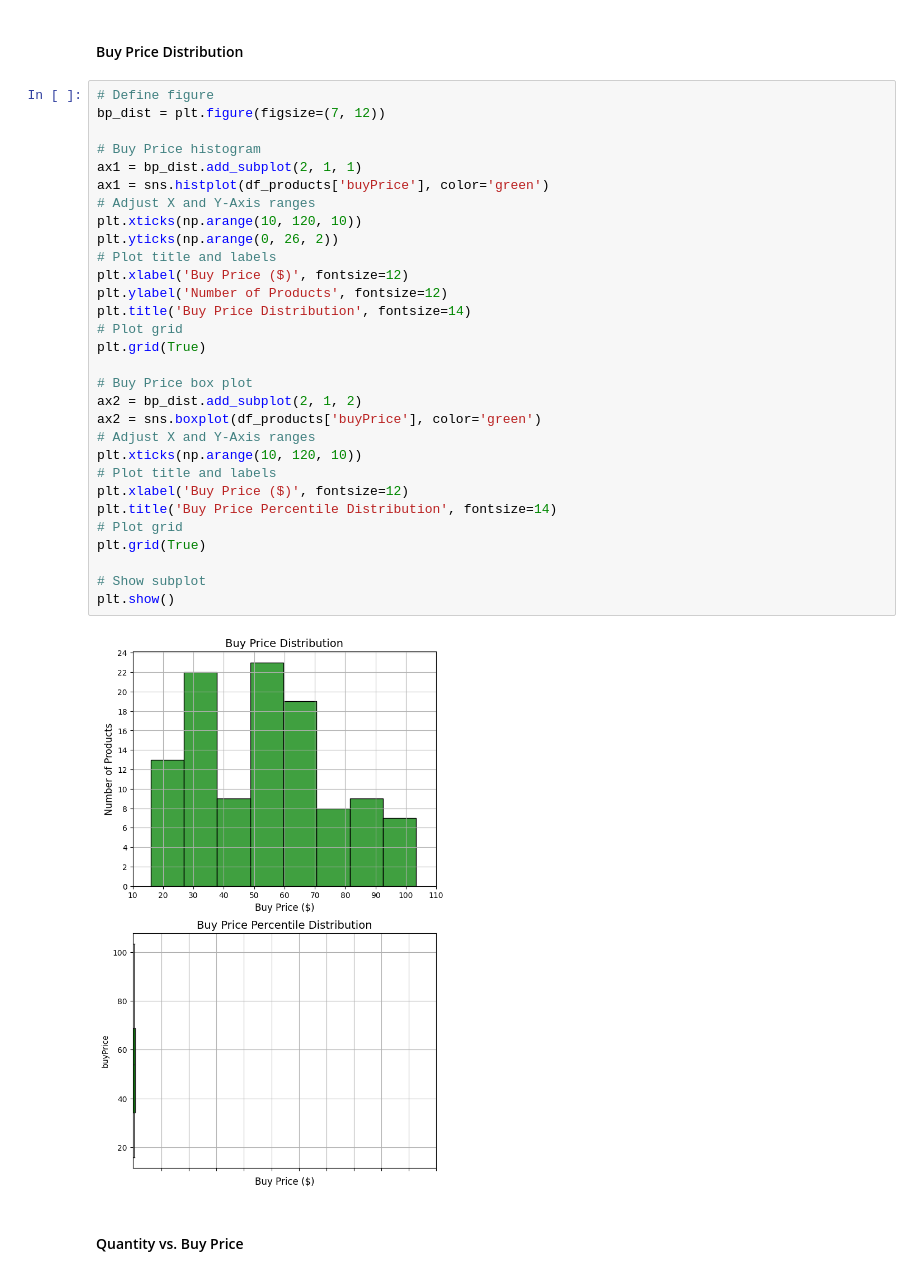
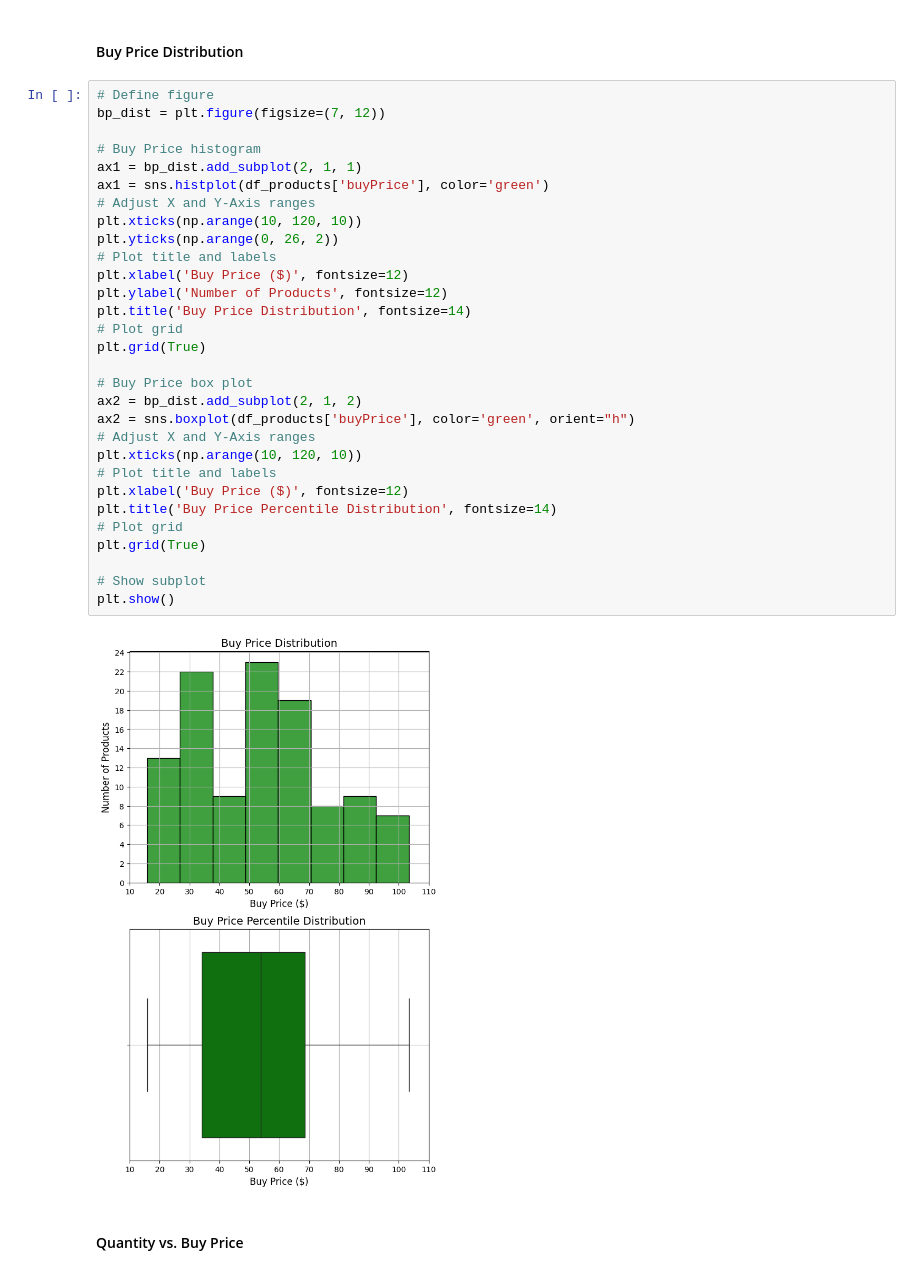
Before and after one commit to MarkLee7925/Customer-Database-Analysis, a Jupyter notebook: KMeans/CM_Products_KMeans.ipynb, the cells around one changed output. Drawn from its saved outputs; the diff is of its cells as text.

```diff
--- a/KMeans/CM_Products_KMeans.ipynb
+++ b/KMeans/CM_Products_KMeans.ipynb
@@ -410,35 +410,35 @@ plt.show()
 # %%
 # Define figure
 bp_dist = plt.figure(figsize=(7, 12))
 
 # Buy Price histogram
 ax1 = bp_dist.add_subplot(2, 1, 1)
 ax1 = sns.histplot(df_products['buyPrice'], color='green')
 # Adjust X and Y-Axis ranges
 plt.xticks(np.arange(10, 120, 10))
 plt.yticks(np.arange(0, 26, 2))
 # Plot title and labels
 plt.xlabel('Buy Price ($)', fontsize=12)
 plt.ylabel('Number of Products', fontsize=12)
 plt.title('Buy Price Distribution', fontsize=14)
 # Plot grid
 plt.grid(True)
 
 # Buy Price box plot
 ax2 = bp_dist.add_subplot(2, 1, 2)
-ax2 = sns.boxplot(df_products['buyPrice'], color='green')
+ax2 = sns.boxplot(df_products['buyPrice'], color='green', orient="h")
 # Adjust X and Y-Axis ranges
 plt.xticks(np.arange(10, 120, 10))
 # Plot title and labels
 plt.xlabel('Buy Price ($)', fontsize=12)
 plt.title('Buy Price Percentile Distribution', fontsize=14)
 # Plot grid
 plt.grid(True)
 
 # Show subplot
 plt.show()
 # %% [output]
-[figure, old version]
+[figure, new version]
 # %% [markdown]
 #### Quantity vs. Buy Price
 # %%
```
Also changed, not shown: parts of 9 cells of this notebook, 1 other file.
